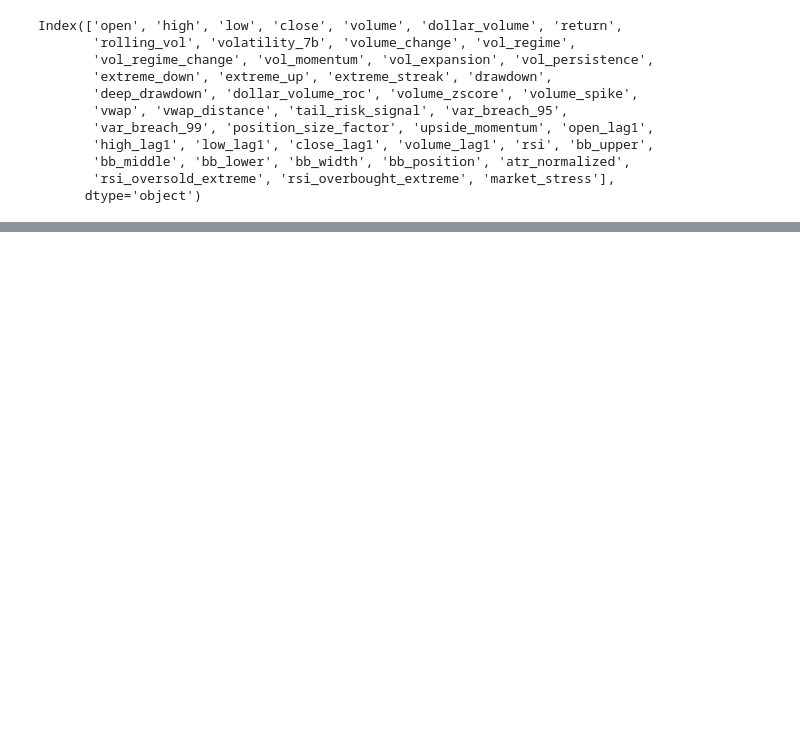
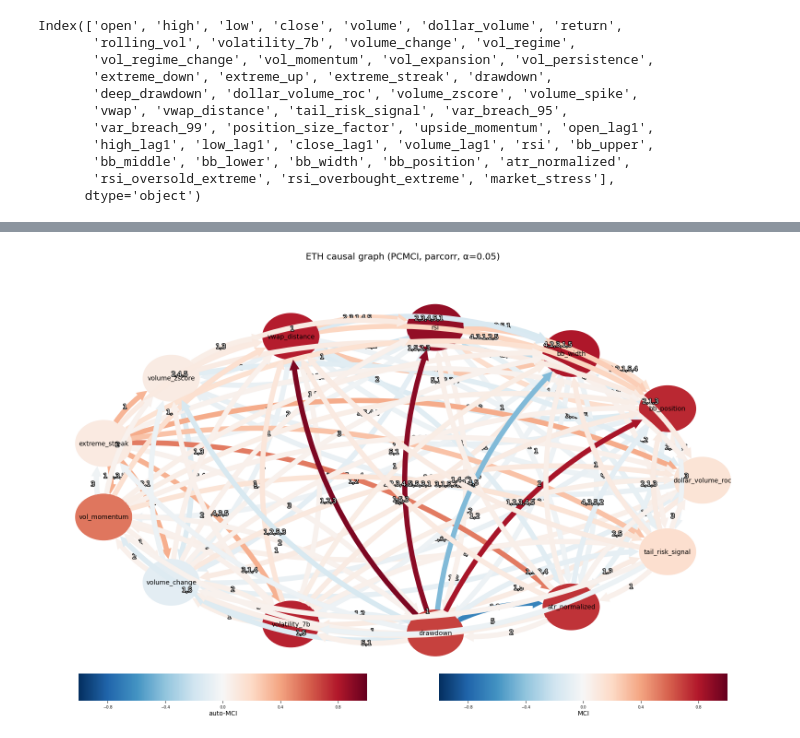
Before and after one commit to pynat/causality, a Jupyter notebook: inference_and_causality.ipynb, the cells around one changed output, grey strips where cells are left out. Cells and saved outputs as stored; diff of their text form; code cells hidden in the pictures; blank space fills up the shorter version.

```diff
--- a/inference_and_causality.ipynb
+++ b/inference_and_causality.ipynb
@@ -720,6 +728,6 @@ rsi_overbought_extreme: {0: 2364, 1: 3}
 # %%
 rare_binary = ['rsi_overbought_extreme', 'var_breach_99',
-               'rsi_oversold_extreme', 'tail_risk_signal']
+               'rsi_oversold_extreme', ]#'tail_risk_signal'
 stationary_features = [f for f in stationary_features if f not in rare_binary]
 df.drop(columns=rare_binary, inplace=True, errors='ignore')
 # %%
@@ -758,6 +766,7 @@ cd_exclude = [
     'deep_drawdown',        # binary
     'upside_momentum',      # binary
     'var_breach_95',        # binary
+    'tail_risk_signal'      # binary
     'extreme_streak',       # ordinal count
     'vol_regime',           # ordinal 0/1/2
     'rolling_vol',          # derived from return
@@ -774,6 +783,4 @@ data_array = data_cd.values.astype(np.float64)
 print(f"observations: {data_array.shape[0]}, features: {data_array.shape[1]}")
 print(f"cd_features: {cd_features}")
 print("─" * 70)
-cg  = pc(data_array, alpha=0.05, indep_test=fisherz, stable=True, uc_rule=0, verbose=False)
-adj = cg.G.graph
 # %% [output]
@@ -1038,0 +790,88 @@ ValueError: 'vol_regime' is not in list
+# %%
+# pcmci causal discovery temporal, respects bar ordering
+# unlike pc/lingam, pcmci treats the data as a time series
+# it tests whether feature X at lag t causes feature Y at t+k
+# using parcorr (linear) suitable for 2433 bars
+
+# use same cd_features as before for comparability
+data_pcmci = df[cd_features].dropna().values.astype(np.float64)
+
+# tigramite expects shape (T, N): T=timesteps, N=features
+dataframe = pp.DataFrame(
+    data_pcmci,
+    datatime=np.arange(data_pcmci.shape[0]),
+    var_names=cd_features
+)
+
+pcmci = PCMCI(
+    dataframe=dataframe,
+    cond_ind_test=ParCorr(significance='analytic'),
+    verbosity=0
+)
+
+# tau_max: how many bars back to test causality
+# 5 bars back ≈ ~6 hours at your bar frequency — adjust if needed
+results = pcmci.run_pcmci(
+    tau_min=1,      # start at lag 1 (not 0 — contemporaneous not causal)
+    tau_max=5,
+    pc_alpha=0.05
+)
+
+print("─" * 70)
+print("pcmci results — significant causal links:")
+print("─" * 70)
+
+p_matrix   = results['p_matrix']
+val_matrix = results['val_matrix']
+
+pcmci_edges = []
+for i, target in enumerate(cd_features):
+    for j, source in enumerate(cd_features):
+        for lag in range(1, 6):
+            p   = p_matrix[i, j, lag]
+            val = val_matrix[i, j, lag]
+            if p < 0.05:
+                pcmci_edges.append({
+                    'source':   source,
+                    'target':   target,
+                    'lag':      lag,
+                    'strength': round(abs(val), 4),
+                    'p_value':  round(p, 4),
+                })
+
+edge_df_pcmci = (pd.DataFrame(pcmci_edges)
+                   .sort_values('strength', ascending=False)
+                   .reset_index(drop=True))
+
+print(edge_df_pcmci.to_string(index=False))
+print("─" * 70)
+print(f"total significant causal links: {len(edge_df_pcmci)}")
+
+# --- compare with pc+lingam confirmed edges ---
+# pcmci edges are temporal (source at t-lag → target at t)
+# pc/lingam edges are contemporaneous — not directly comparable
+# but overlap in source/target pairs still informative
+pcmci_pairs    = set(zip(edge_df_pcmci['source'], edge_df_pcmci['target']))
+confirmed_pairs = {(s, t) for s, t in confirmed_edges}
+
+triple_confirmed = pcmci_pairs & confirmed_pairs
+
+print("\nedges confirmed by pc, lingam AND pcmci (highest confidence):")
+for s, t in sorted(triple_confirmed):
+    rows = edge_df_pcmci[(edge_df_pcmci['source'] == s) & (edge_df_pcmci['target'] == t)]
+    lags = rows['lag'].tolist()
+    print(f"  {s} → {t}  (lags={lags})")
+
+# visualization
+link_matrix = p_matrix < 0.05
+tp.plot_graph(
+    graph=results['graph'],
+    val_matrix=val_matrix,
+    var_names=cd_features,
+    figsize=(16, 10),
+)
+plt.suptitle('ETH causal graph (PCMCI, parcorr, α=0.05)', fontsize=14, y=1.02)
+plt.tight_layout()
+plt.savefig("results/pcmci_dag.png", dpi=300, bbox_inches='tight')
+plt.show()
+# %% [output]
@@ -1038,0 +895 @@ ValueError: 'vol_regime' is not in list
+[figure, added]
```
Also changed, not shown: parts of 27 cells of this notebook, 11 other files.
